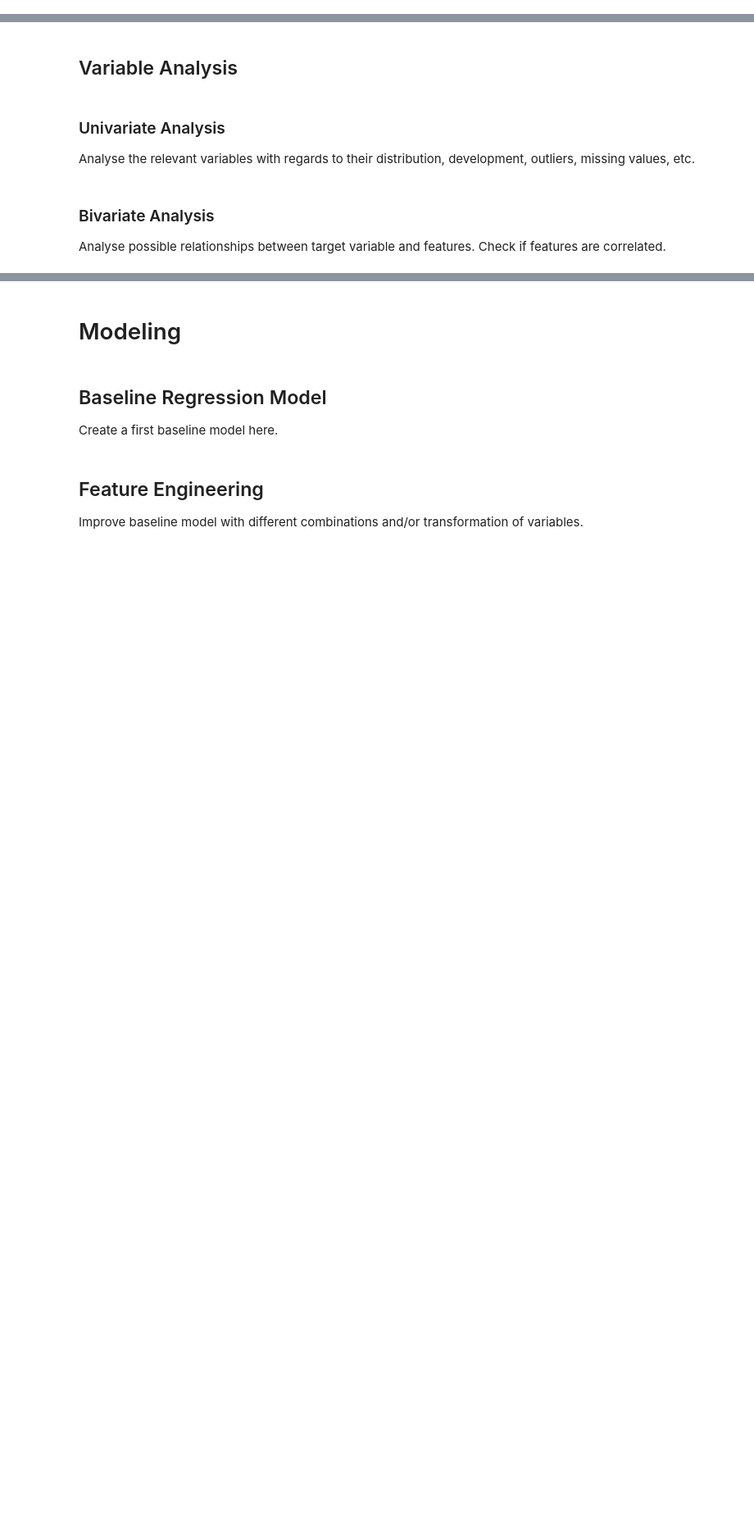
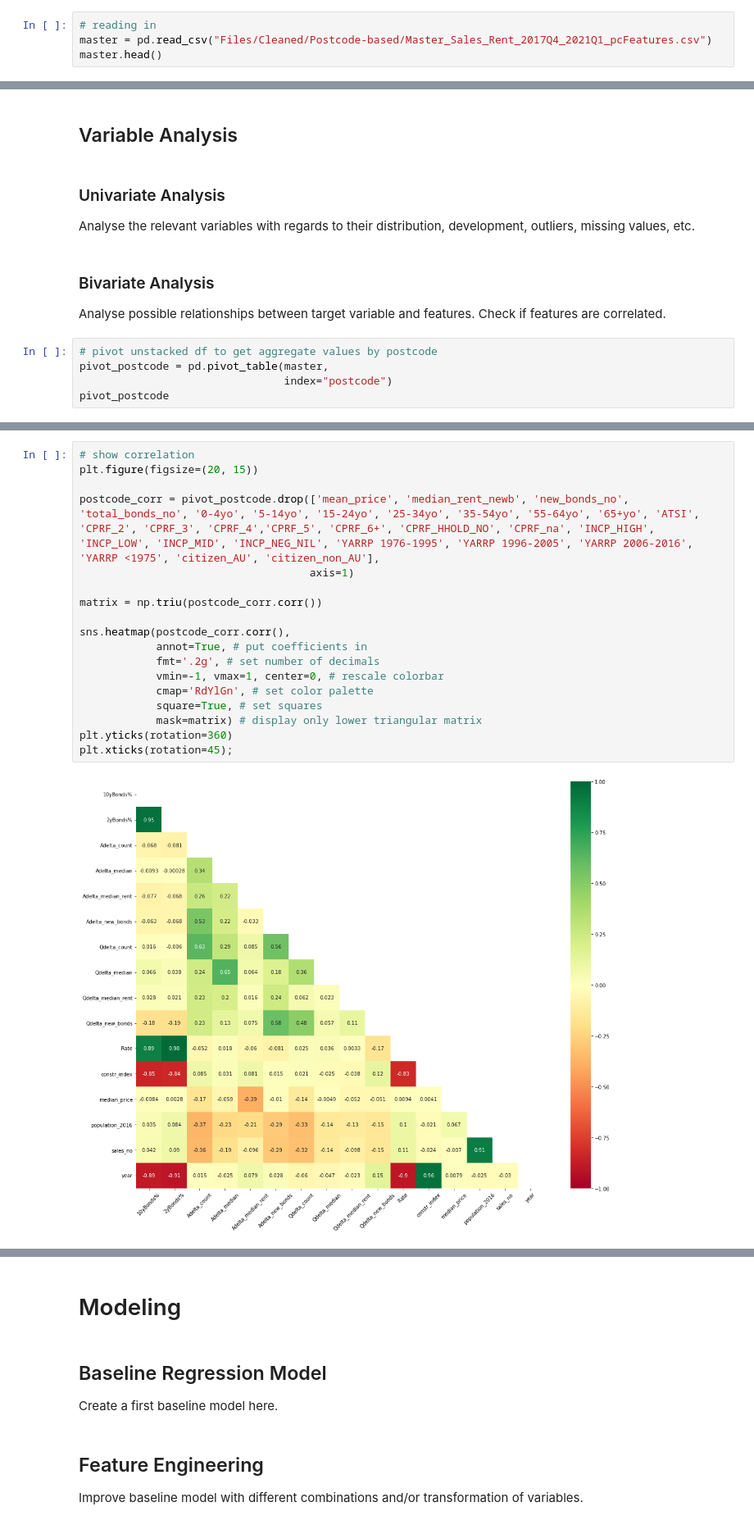
Before and after one commit to walthersy/NSW-house-price, a Jupyter notebook: Main Notebook.ipynb, the cells around one changed output, grey strips where cells are left out. Shown at 82% size. Saved outputs shown, nothing was run; the diff lists cells and outputs as text; blank space fills up the shorter version.

Commit message:
read in stacked df, pivotted for two variables

```diff
--- a/Main Notebook.ipynb
+++ b/Main Notebook.ipynb
@@ -40,0 +48,4 @@ Read data in and bring it into required structure.
+# %%
+# reading in
+master = pd.read_csv("Files/Cleaned/Postcode-based/Master_Sales_Rent_2017Q4_2021Q1_pcFeatures.csv")
+master.head()
@@ -46,3 +80,8 @@ Analyse the relevant variables with regards to their distribution, development,
 # %% [markdown]
 ### Bivariate Analysis
 Analyse possible relationships between target variable and features. Check if features are correlated.
+# %%
+# pivot unstacked df to get aggregate values by postcode
+pivot_postcode = pd.pivot_table(master,
+                                index="postcode")
+pivot_postcode
@@ -48,0 +117,20 @@ Analyse possible relationships between target variable and features. Check if fe
+# %%
+# show correlation
+plt.figure(figsize=(20, 15))
+
+postcode_corr = pivot_postcode.drop(['mean_price', 'median_rent_newb', 'new_bonds_no', 'total_bonds_no', '0-4yo', '5-14yo', '15-24yo', '25-34yo', '35-54yo', '55-64yo', '65+yo', 'ATSI', 'CPRF_2', 'CPRF_3', 'CPRF_4','CPRF_5', 'CPRF_6+', 'CPRF_HHOLD_NO', 'CPRF_na', 'INCP_HIGH', 'INCP_LOW', 'INCP_MID', 'INCP_NEG_NIL', 'YARRP 1976-1995', 'YARRP 1996-2005', 'YARRP 2006-2016', 'YARRP <1975', 'citizen_AU', 'citizen_non_AU'],
+                                    axis=1)
+
+matrix = np.triu(postcode_corr.corr())
+
+sns.heatmap(postcode_corr.corr(),
+            annot=True, # put coefficients in
+            fmt='.2g', # set number of decimals
+            vmin=-1, vmax=1, center=0, # rescale colorbar
+            cmap='RdYlGn', # set color palette
+            square=True, # set squares
+            mask=matrix) # display only lower triangular matrix
+plt.yticks(rotation=360)
+plt.xticks(rotation=45);
+# %% [output]
+[figure, added]
```
Also changed, not shown: parts of 9 cells of this notebook.
